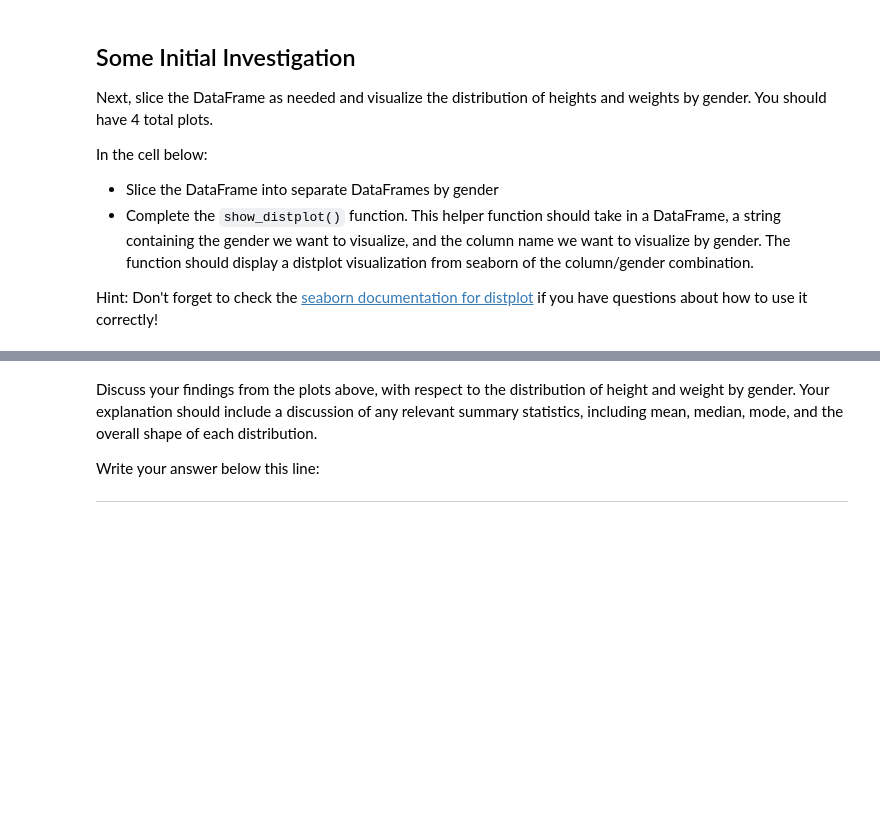
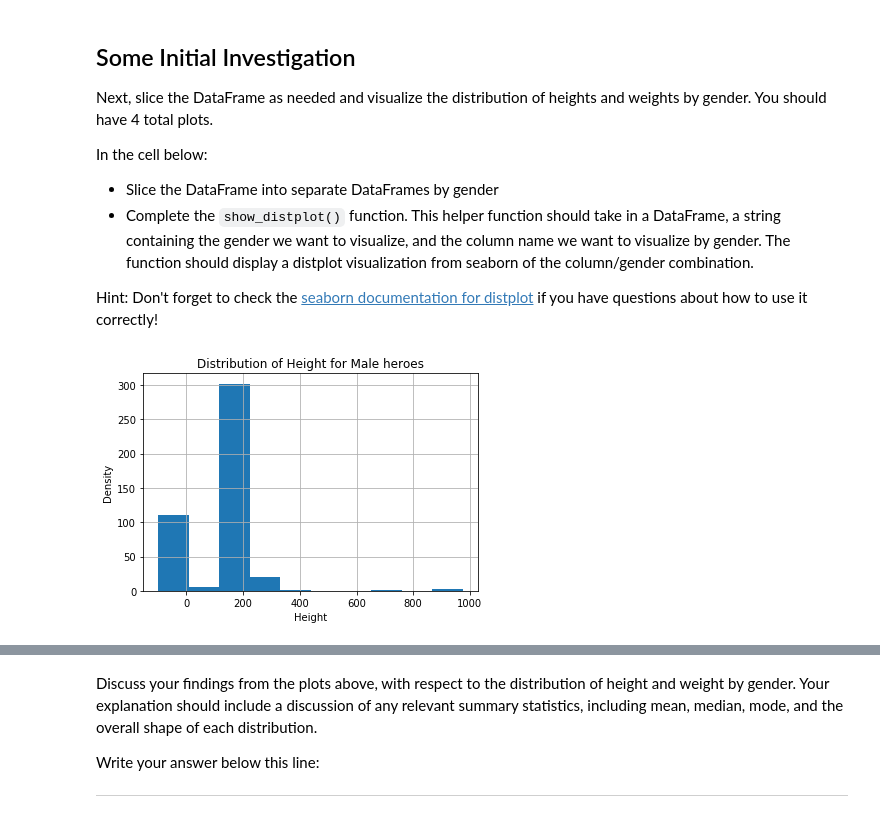
Before and after one commit to cristinamtown/dsc-data-cleaning-project-onl01-dtsc-pt-041320, a Jupyter notebook: index.ipynb, the cells around one changed output, grey strips where cells are left out. Saved outputs shown, nothing was run; the diff lists cells and outputs as text; code cells hidden in the pictures; blank space fills up the shorter version.

```diff
--- a/index.ipynb
+++ b/index.ipynb
@@ -363,7 +382,14 @@ Hint: Don't forget to check the [seaborn documentation for distplot](https://sea
 def show_distplot(dataframe, gender, column_name):
     plt.plot()
     dataframe[column_name].hist()
+    plt.title('Distribution of {} for {} heroes'.format(column_name, gender))
+    plt.xlabel(column_name)
+    plt.ylabel('Density')
+    plt.show()
 # %%
 # Male Height
+show_distplot(male_heroes_df, 'Male', 'Height')
+# %% [output]
+[figure, added]
 # %%
 # Male Weight
```
Also changed, not shown: parts of 6 cells of this notebook.
